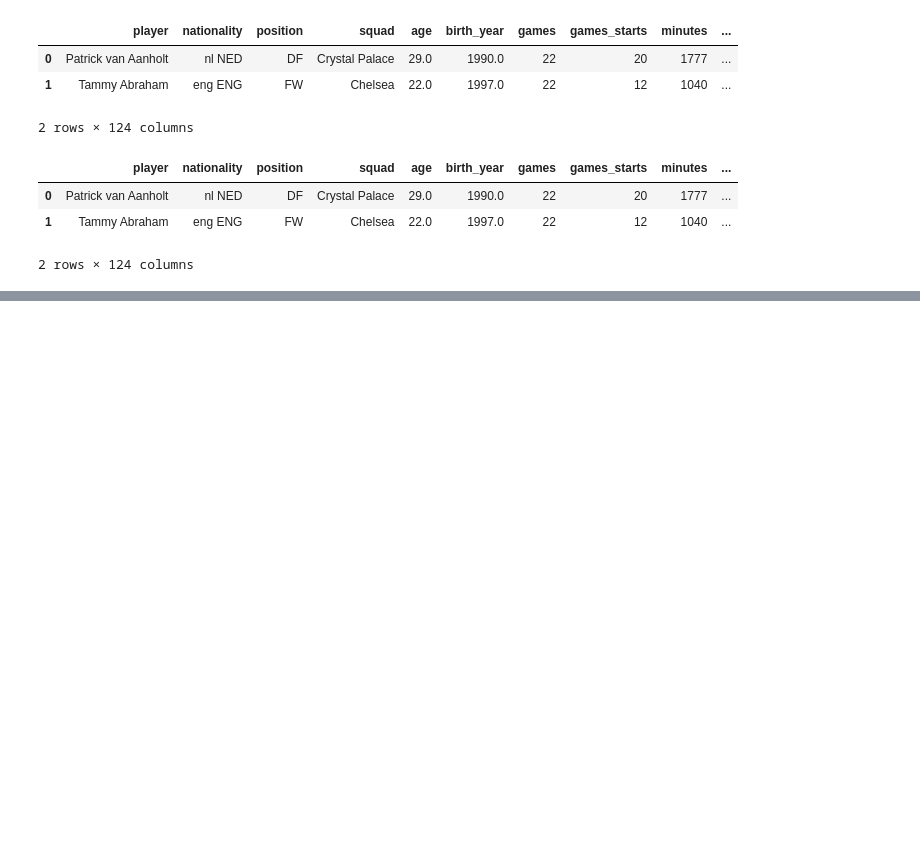
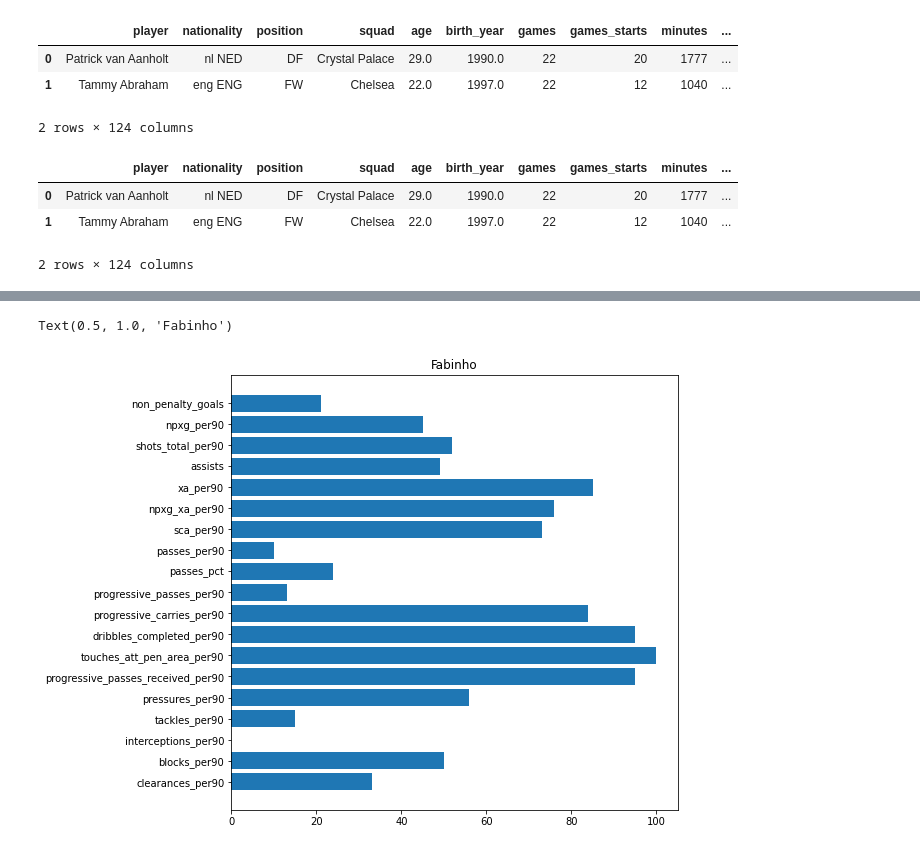
Before and after one commit to shreyansh273/Football-Scouting, a Jupyter notebook: Player_profiling.ipynb, the cells around one changed output, grey strips where cells are left out. Cells and saved outputs as stored; diff of their text form; code cells hidden in the pictures; blank space fills up the shorter version.

```diff
--- a/Player_profiling.ipynb
+++ b/Player_profiling.ipynb
@@ -101,0 +107,6 @@ dm_data.head()
+# %%
+dm_data_ranks = dm_data2.copy()
+for i in range(len(dm_data2.columns)):
+  dm_data_ranks[dm_data_ranks.columns[i]] = dm_data_ranks[dm_data_ranks.columns[i]].rank(pct=True)*100
+dm_data_ranks = dm_data_ranks.astype(int)
+dm_data_ranks.head()
@@ -101,0 +121,15 @@ dm_data.head()
+# %%
+labels = dm_data_ranks.columns
+values = dm_data_ranks.iloc[1]
+title = dm_data_ranks.index.values[4]
+
+fig, ax = plt.subplots(figsize=(8,8))
+y = np.arange(len(labels))
+ax.barh(y, values)
+ax.set_yticks(y)
+ax.set_yticklabels(labels)
+ax.invert_yaxis()
+ax.set_title(title)
+# %% [output]
+Text(0.5, 1.0, 'Fabinho')
+[figure, added]
```
Also changed, not shown: parts of 6 cells of this notebook.
